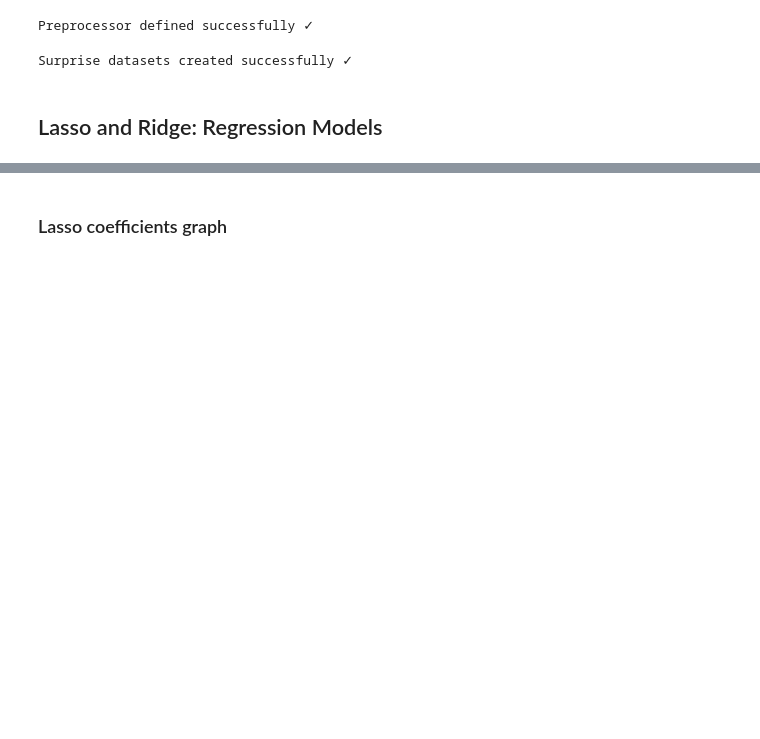
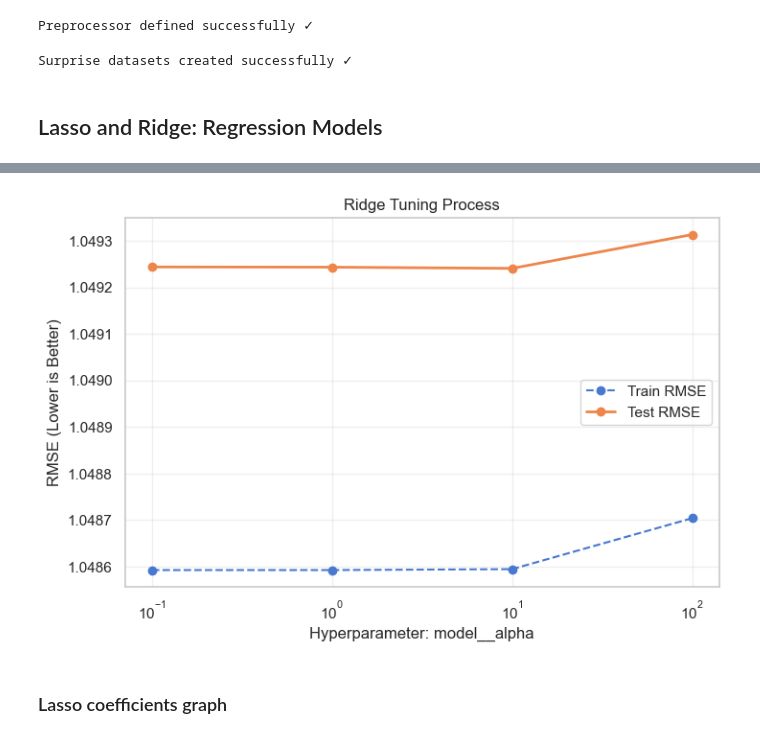
Before and after one commit to JeroZp/recommendation-system-movielens, a Jupyter notebook: notebooks/02_comparacion_validacion.ipynb, the cells around one changed output, grey strips where cells are left out. Drawn from its saved outputs; the diff is of its cells as text; code cells hidden in the pictures; blank space fills up the shorter version.

```diff
--- a/notebooks/02_comparacion_validacion.ipynb
+++ b/notebooks/02_comparacion_validacion.ipynb
@@ -405,3 +500,7 @@ Pipeline(steps=[('pre',
+# %%
+plot_search_results(ridge_grid, 'model__alpha', 'Ridge Tuning Process')
+# %% [output]
+[figure, added]
 # %% [markdown]
 ### Lasso coefficients graph
 # %%
```
Also changed, not shown: parts of 23 cells of this notebook, 2 other files.
